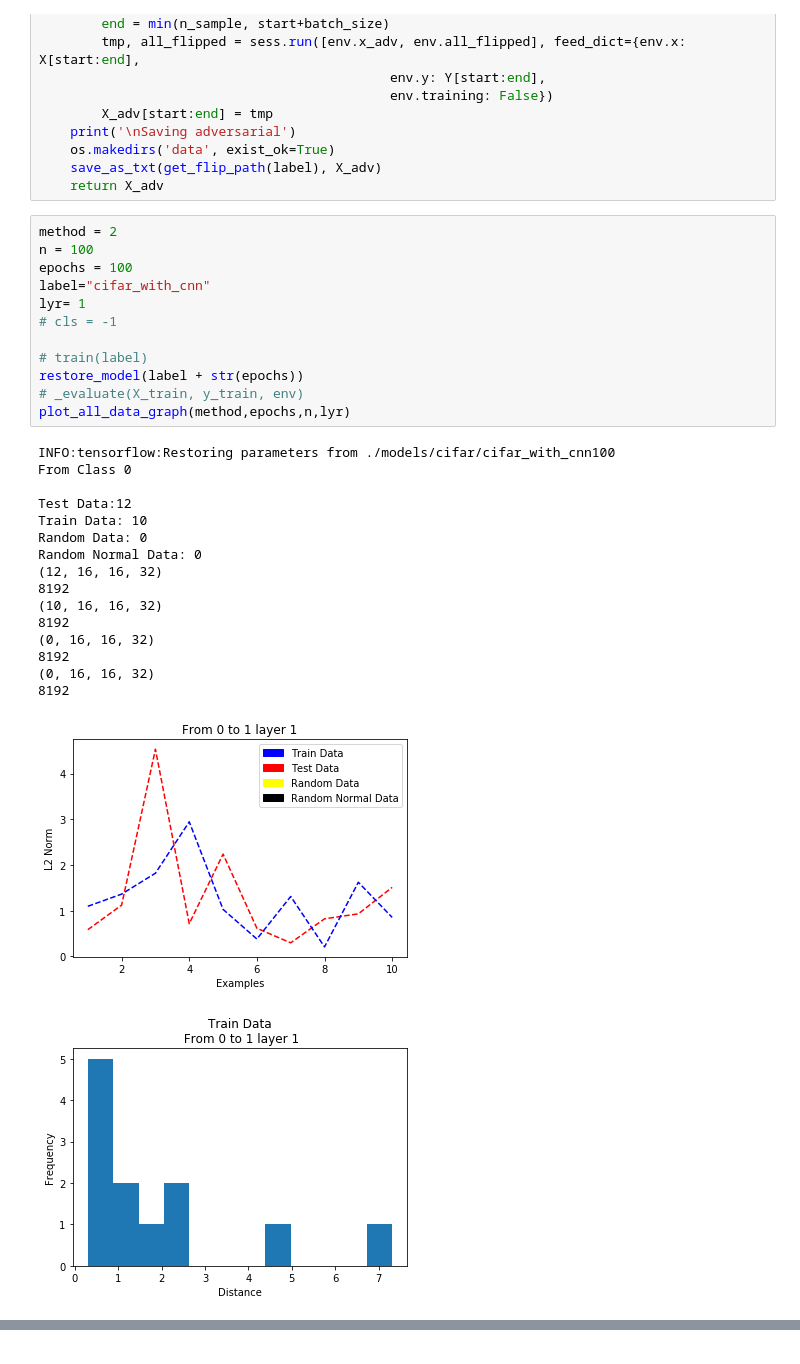
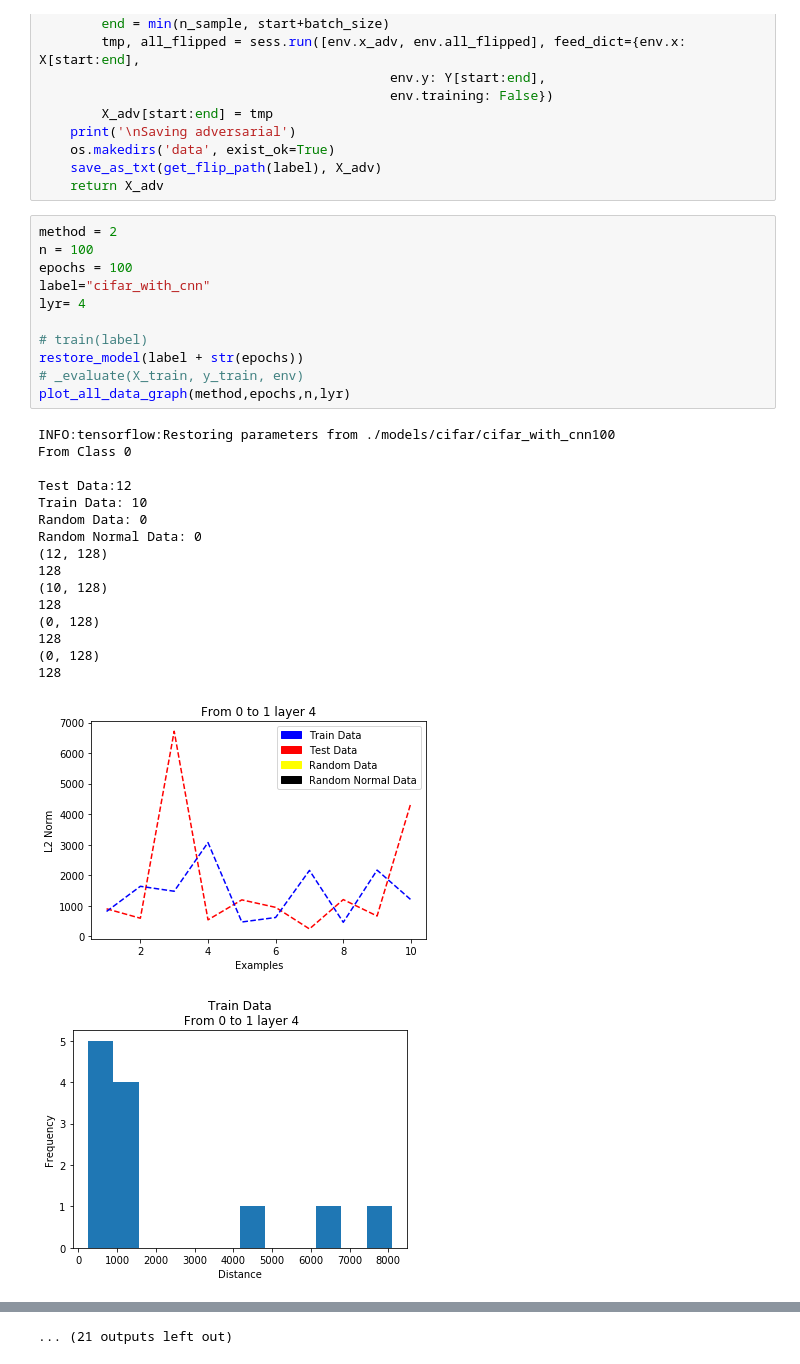
Before and after one commit to yashkant/Decision-Flip-Experiments, a Jupyter notebook: CIFAR/ex_lass_signum_no_fixed-step-length-CIFAR10-M2-epoch100-min-per-layer.ipynb, the cells around one changed output, grey strips where cells are left out. Saved outputs shown, nothing was run; the diff lists cells and outputs as text.

```diff
--- a/CIFAR/ex_lass_signum_no_fixed-step-length-CIFAR10-M2-epoch100-min-per-layer.ipynb
+++ b/CIFAR/ex_lass_signum_no_fixed-step-length-CIFAR10-M2-epoch100-min-per-layer.ipynb
@@ -617,30 +617,29 @@ def create_adv(X, Y, label):
 # %%
 method = 2
 n = 100
 epochs = 100
 label="cifar_with_cnn"
-lyr= 1
-# cls = -1
+lyr= 4
 
 # train(label)
 restore_model(label + str(epochs))
 # _evaluate(X_train, y_train, env)
 plot_all_data_graph(method,epochs,n,lyr)
 # %% [output]
 INFO:tensorflow:Restoring parameters from ./models/cifar/cifar_with_cnn100
 From Class 0
 
 Test Data:12
 Train Data: 10
 Random Data: 0
 Random Normal Data: 0
-(12, 16, 16, 32)
-8192
-(10, 16, 16, 32)
-8192
-(0, 16, 16, 32)
-8192
-(0, 16, 16, 32)
-8192
+(12, 128)
+128
+(10, 128)
+128
+(0, 128)
+128
+(0, 128)
+128
-[figure, old version]
+[figure, new version]
-[figure, old version]
+[figure, new version]
@@ -665,0 +681 @@ KeyboardInterrupt:
+... (21 outputs left out)
```
Also changed, not shown: parts of 3 cells of this notebook, 17 other files.
